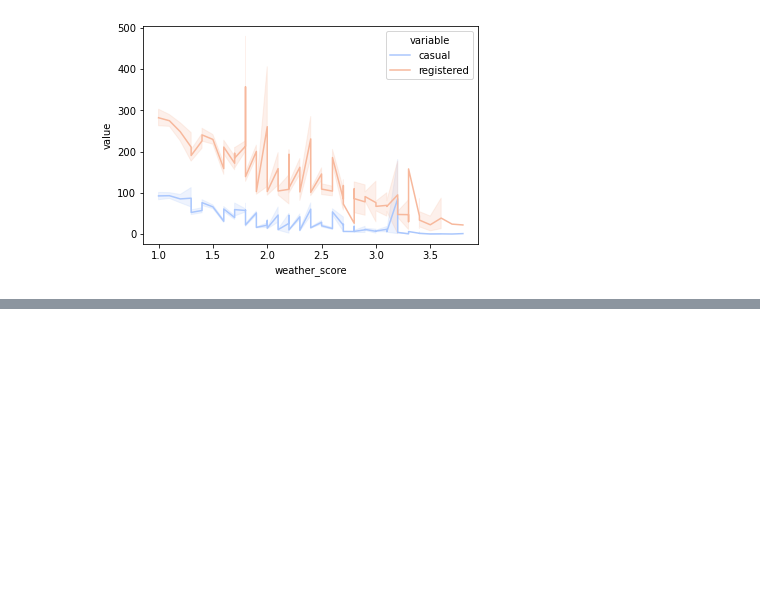
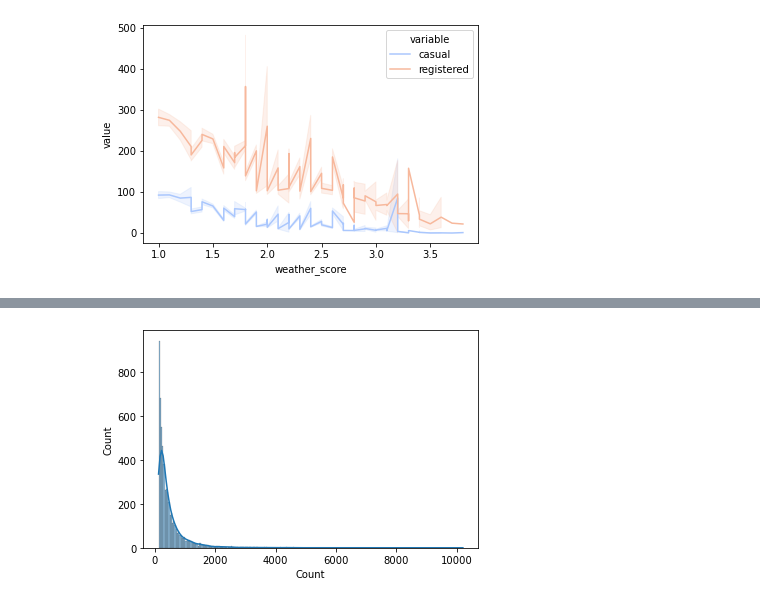
Before and after one commit to YanaOrf/CapitalBikeShare2, a Jupyter notebook: CapitalBike_EDA_2.ipynb, the cells around one changed output, grey strips where cells are left out. Cells and saved outputs as stored; diff of their text form; code cells hidden in the pictures; blank space fills up the shorter version.

```diff
--- a/CapitalBike_EDA_2.ipynb
+++ b/CapitalBike_EDA_2.ipynb
@@ -504,0 +583,5 @@ plt.show()
+# %%
+sns.histplot(data=popular_routes,x="Count",kde=True)
+plt.show()
+# %% [output]
+[figure, added]
```
Also changed, not shown: parts of 28 cells of this notebook.
